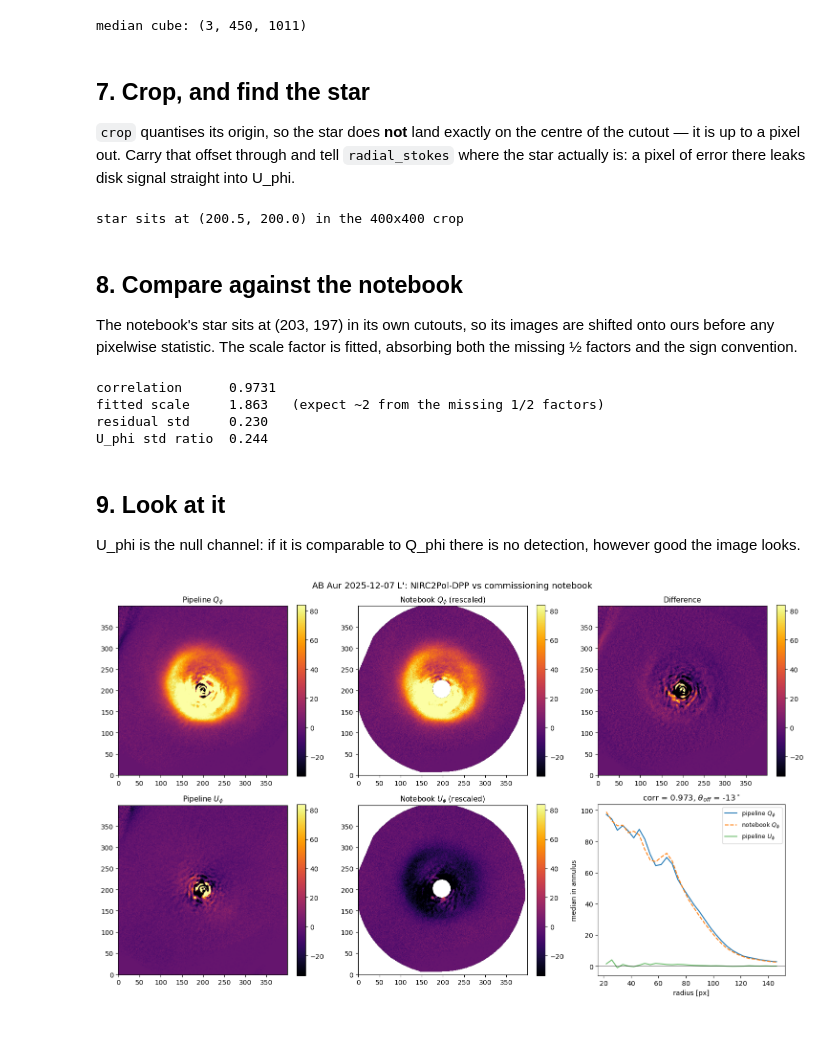
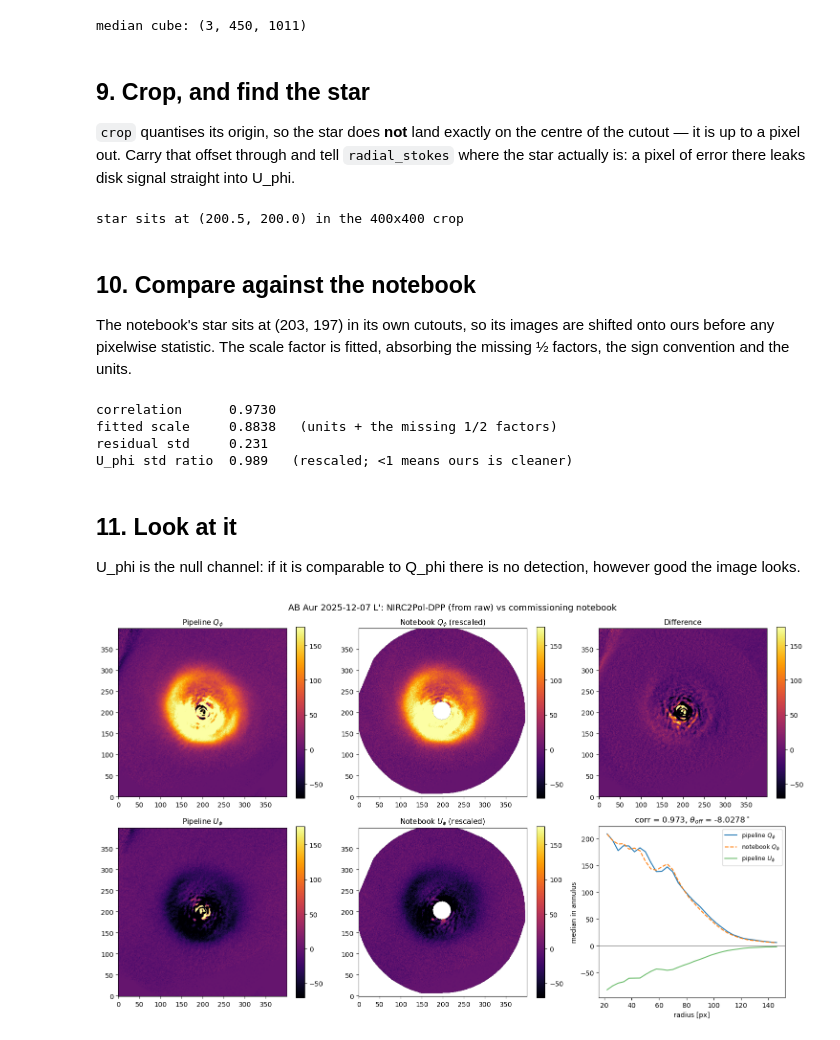
Before and after one commit to UCSB-Exoplanet-Polarimetry-Lab/NIRC2Pol-DPP, a Jupyter notebook: examples/compare_ab_aur.ipynb, the cells around one changed output. Drawn from its saved outputs; the diff is of its cells as text; code cells hidden in the pictures.

```diff
--- a/examples/compare_ab_aur.ipynb
+++ b/examples/compare_ab_aur.ipynb
@@ -115,6 +189,6 @@ off, so both are one-liners — change `IP_METHOD` above to try a route.
 # %%
 theta_off = THETA_OFF
-IP_METHOD = "fit_uphi_all"
+ip = None
 
 if IP_METHOD == "fit_uphi_all":
     ip = fit_ip_uphi_all(instrument, cycles, theta_off,
@@ -143,7 +216,7 @@ print("median cube:", med.shape)
 # %% [output]
 median cube: (3, 450, 1011)
 # %% [markdown]
-## 7. Crop, and find the star
+## 9. Crop, and find the star
 
 `crop` quantises its origin, so the star does **not** land exactly on the
 centre of the cutout — it is up to a pixel out. Carry that offset through and
@@ -163,11 +236,11 @@ print(f"star sits at {star_in_crop} in the {CROP}x{CROP} crop")
 # %% [output]
 star sits at (200.5, 200.0) in the 400x400 crop
 # %% [markdown]
-## 8. Compare against the notebook
+## 10. Compare against the notebook
 
 The notebook's star sits at (203, 197) in its own cutouts, so its images are
 shifted onto ours before any pixelwise statistic. The scale factor is fitted,
-absorbing both the missing ½ factors and the sign convention.
+absorbing the missing ½ factors, the sign convention and the units.
 # %%
 from utils.imutils import translate
 
@@ -175,10 +248,9 @@ nb_qphi = fits.getdata(os.path.join(NOTEBOOK_DIR, "qphi_median.fits"))
 nb_uphi = fits.getdata(os.path.join(NOTEBOOK_DIR, "uphi_median.fits"))
 nb_c = (203.0, 197.0)
 
-nb_qphi_al = translate(np.nan_to_num(nb_qphi), star_in_crop[0] - nb_c[0],
-                       star_in_crop[1] - nb_c[1])
-nb_uphi_al = translate(np.nan_to_num(nb_uphi), star_in_crop[0] - nb_c[0],
-                       star_in_crop[1] - nb_c[1])
+dy, dx = star_in_crop[0] - nb_c[0], star_in_crop[1] - nb_c[1]
+nb_qphi_al = translate(np.nan_to_num(nb_qphi), dy, dx)
+nb_uphi_al = translate(np.nan_to_num(nb_uphi), dy, dx)
 
 yy, xx = np.mgrid[:CROP, :CROP]
 r = np.hypot(yy - star_in_crop[0], xx - star_in_crop[1])
@@ -189,50 +261,56 @@ a, b = qphi[sel], nb_qphi_al[sel]
 scale = float(np.nansum(a * b) / np.nansum(a * a))
 corr = float(np.corrcoef(a, b)[0, 1])
 
+# U_phi has to be compared in the SAME units, so scale ours onto the
+# notebook's before taking the ratio. Without that the number tracks whichever
+# units the reduction happens to be in -- e.g. reducing from raw here gives
+# electron/s and moves the fitted scale from ~2 to ~0.88, which would make an
+# unscaled ratio look twice as bad for no physical reason.
+uphi_ratio = np.nanstd(scale * uphi[sel]) / np.nanstd(nb_uphi_al[sel])
+
 print(f"correlation      {corr:.4f}")
-print(f"fitted scale     {scale:.3f}   (expect ~2 from the missing 1/2 factors)")
+print(f"fitted scale     {scale:.4g}   (units + the missing 1/2 factors)")
 print(f"residual std     {np.nanstd(b - scale * a) / np.nanstd(b):.3f}")
-print(f"U_phi std ratio  {np.nanstd(uphi[sel]) / np.nanstd(nb_uphi_al[sel]):.3f}")
+print(f"U_phi std ratio  {uphi_ratio:.3f}   (rescaled; <1 means ours is cleaner)")
 # %% [output]
-correlation      0.9731
-fitted scale     1.863   (expect ~2 from the missing 1/2 factors)
-residual std     0.230
-U_phi std ratio  0.244
+correlation      0.9730
+fitted scale     0.8838   (units + the missing 1/2 factors)
+residual std     0.231
+U_phi std ratio  0.989   (rescaled; <1 means ours is cleaner)
 # %% [markdown]
-## 9. Look at it
+## 11. Look at it
 
-U_phi is the null channel: if it is comparable to Q_phi there is no
-detection, however good the image looks.
+U_phi is the null channel: if it is comparable to Q_phi there is no detection,
+however good the image looks.
 # %%
 v = np.nanstd(b) / abs(scale)
 nb_scaled = np.sign(scale) * nb_qphi / abs(scale)
 
 fig, ax = plt.subplots(2, 3, figsize=(15, 9))
-panels = [(ax[0, 0], qphi, "Pipeline $Q_\\phi$"),
-          (ax[0, 1], nb_scaled, "Notebook $Q_\\phi$ (rescaled)"),
-          (ax[0, 2], np.sign(scale) * nb_qphi_al / abs(scale) - qphi,
-           "Difference"),
-          (ax[1, 0], uphi, "Pipeline $U_\\phi$"),
-          (ax[1, 1], np.sign(scale) * nb_uphi / abs(scale),
-           "Notebook $U_\\phi$ (rescaled)")]
-for a_, img, title in panels:
+for a_, img, title in [
+        (ax[0, 0], qphi, "Pipeline $Q_\\phi$"),
+        (ax[0, 1], nb_scaled, "Notebook $Q_\\phi$ (rescaled)"),
+        (ax[0, 2], np.sign(scale) * nb_qphi_al / abs(scale) - qphi, "Difference"),
+        (ax[1, 0], uphi, "Pipeline $U_\\phi$"),
+        (ax[1, 1], np.sign(scale) * nb_uphi / abs(scale),
+         "Notebook $U_\\phi$ (rescaled)")]:
     im = a_.imshow(img, origin="lower", vmin=-v, vmax=2.5 * v, cmap="inferno")
     a_.set_title(title, fontsize=11)
     fig.colorbar(im, ax=a_, fraction=0.046)
 
 bins = np.arange(22, 150, 4)
-prof = lambda img: [np.nanmedian(img[(r >= lo) & (r < lo + 4)]) for lo in bins]
+prof = lambda img: [np.nanmedian(img[(r >= b0) & (r < b0 + 4)]) for b0 in bins]
 ax[1, 2].plot(bins, prof(qphi), label="pipeline $Q_\\phi$")
 ax[1, 2].plot(bins, prof(np.sign(scale) * nb_qphi_al / abs(scale)), "--",
               label="notebook $Q_\\phi$")
 ax[1, 2].plot(bins, prof(uphi), label="pipeline $U_\\phi$", alpha=0.7)
 ax[1, 2].axhline(0, color="k", lw=0.5)
 ax[1, 2].set_xlabel("radius [px]"); ax[1, 2].set_ylabel("median in annulus")
 ax[1, 2].set_title(f"corr = {corr:.3f}, $\\theta_{{off}}$ = {theta_off}$^\\circ$")
 ax[1, 2].legend(fontsize=9)
 
-fig.suptitle("AB Aur 2025-12-07 L': NIRC2Pol-DPP vs commissioning notebook",
-             fontsize=13)
+fig.suptitle("AB Aur 2025-12-07 L': NIRC2Pol-DPP (from raw) vs commissioning "
+             "notebook", fontsize=13)
 fig.tight_layout()
 # %% [output]
-[figure, old version]
+[figure, new version]
```
Also changed, not shown: parts of 19 cells of this notebook.
